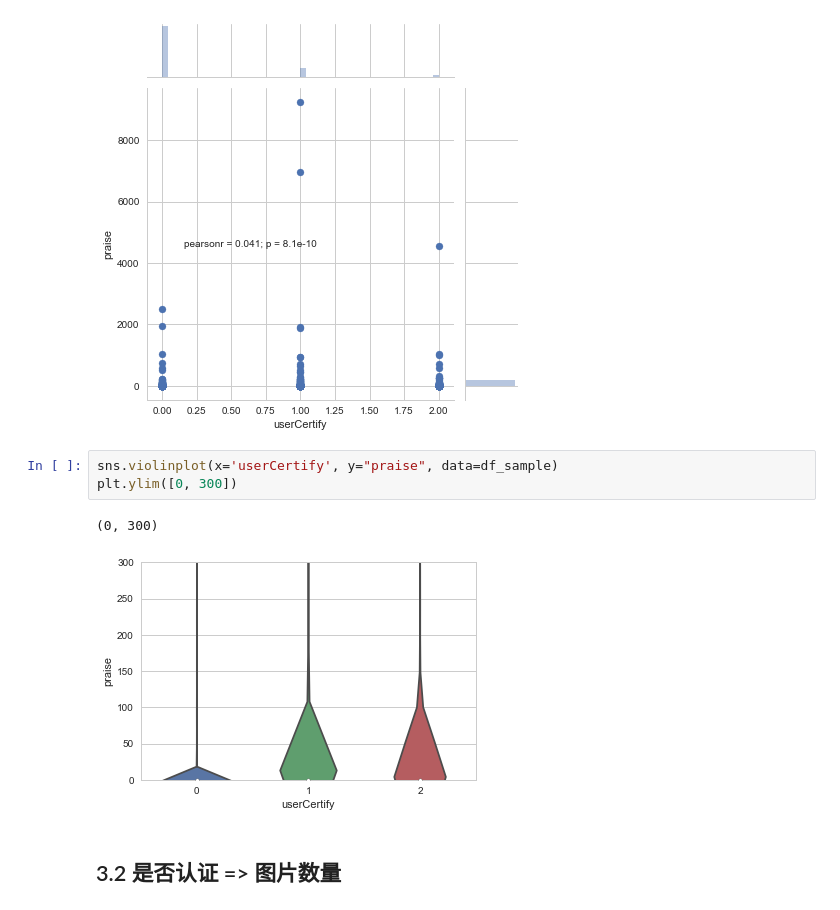
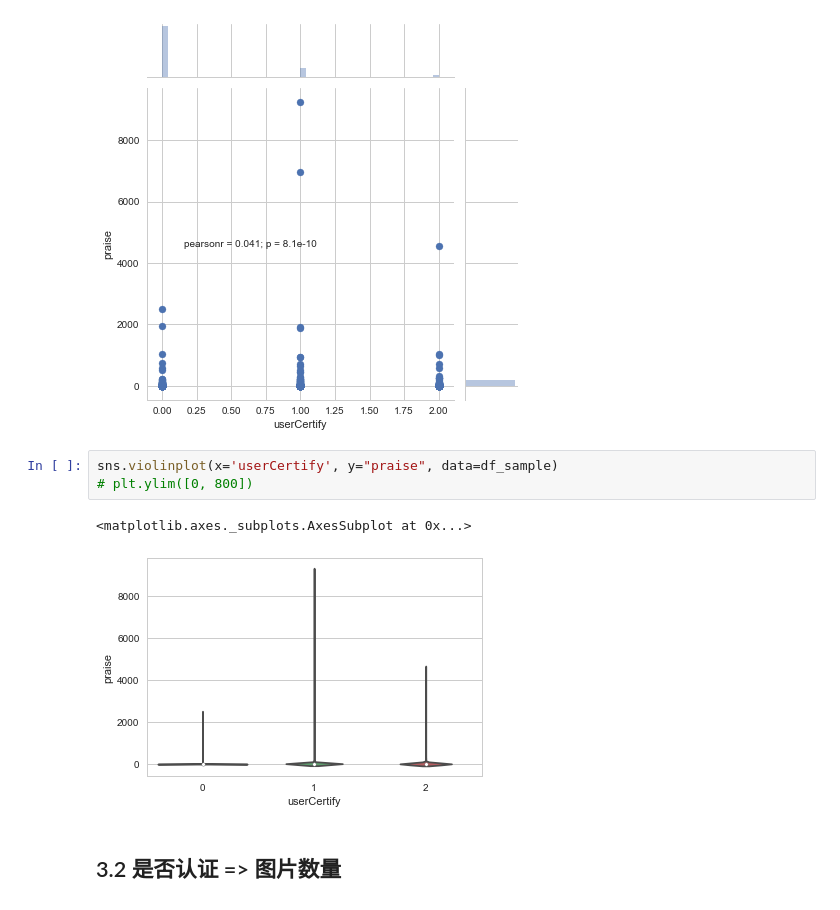
Before and after one commit to Ivan12138/RumorDataAnalysis, a Jupyter notebook: weibo_rumor_analysis/RumorAnalysisUpdated.ipynb, the cells around one changed output. Drawn from its saved outputs; the diff is of its cells as text.

```diff
--- a/weibo_rumor_analysis/RumorAnalysisUpdated.ipynb
+++ b/weibo_rumor_analysis/RumorAnalysisUpdated.ipynb
@@ -270,10 +270,10 @@ sns.jointplot(x='userCertify', y="praise", data=df_sample)
 [figure]
 # %%
 sns.violinplot(x='userCertify', y="praise", data=df_sample)
-plt.ylim([0, 300])
+# plt.ylim([0, 800])
 # %% [output]
-(0, 300)
+<matplotlib.axes._subplots.AxesSubplot at 0x...>
-[figure, old version]
+[figure, new version]
 # %% [markdown]
 ## 3.2 是否认证 => 图片数量
 # %%
```
Also changed, not shown: parts of 1 cell of this notebook, 1 other file.
